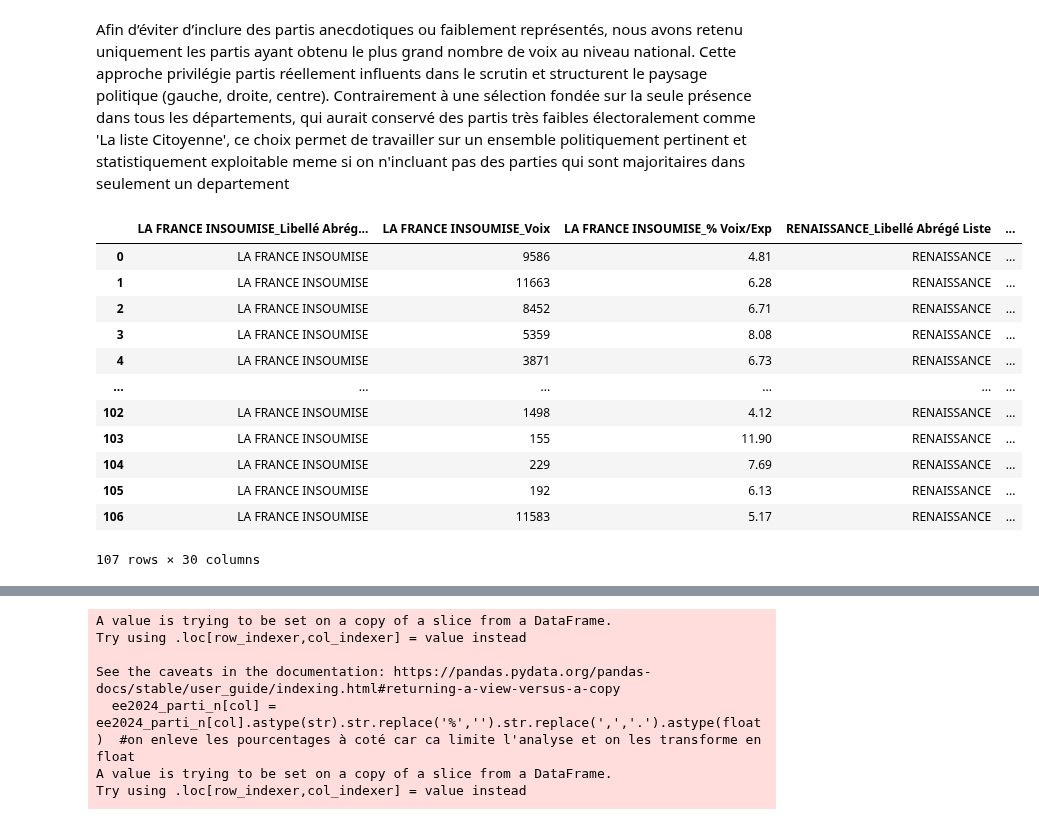
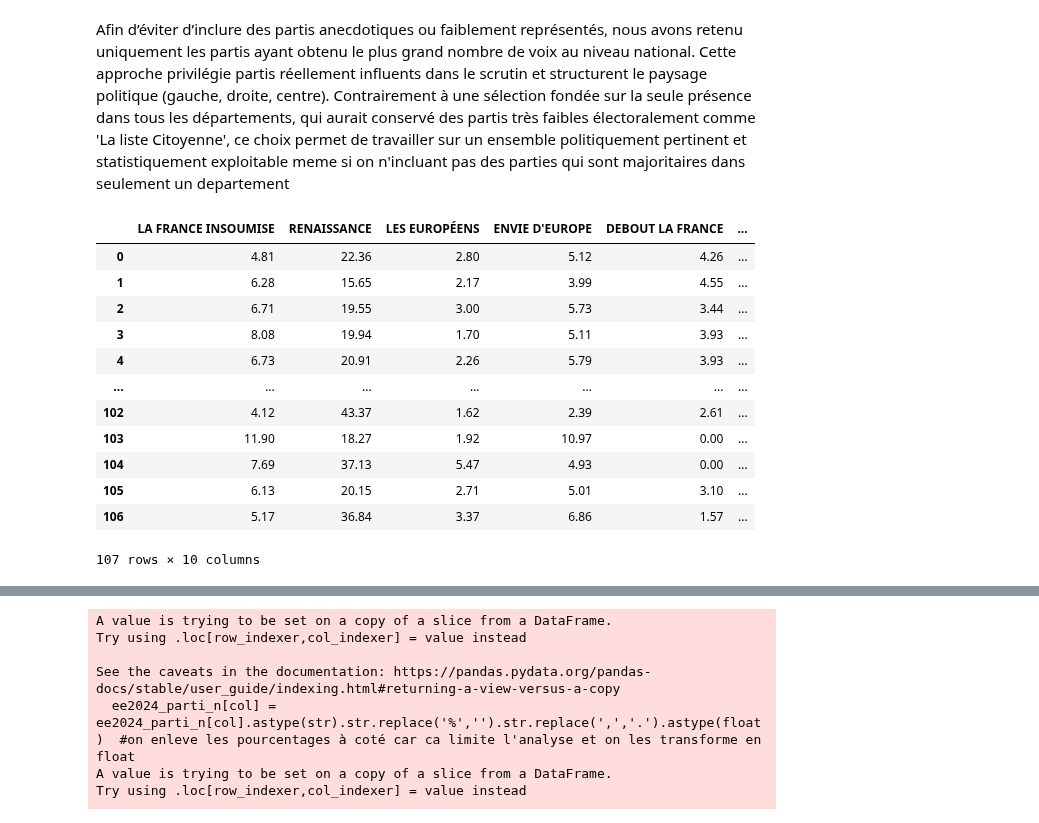
Before and after one commit to zuulaika/Projet-python, a Jupyter notebook: code_principal_z.ipynb, the cells around one changed output, grey strips where cells are left out. Cells and saved outputs as stored; diff of their text form; code cells hidden in the pictures.

Commit message:
analyse uni/multivariée tableau election19

```diff
--- a/code_principal_z.ipynb
+++ b/code_principal_z.ipynb
@@ -121,7 +121,7 @@ Index(['N°Liste', 'Libellé Abrégé Liste', 'Libellé Etendu Liste',
 # %%
 #Sachant qu'il ya des colonnes inutiles, on va juste se concentre sur le nom du parti et les infos sur le nbr de voix
 cols_par_parti = 7
-cols_utiles = [1,4,6]
+cols_utiles = [1,6]
 
 # on selectionne les colonnes correspondantes pour chaque partie
 cols_a_garder = []
@@ -149,13 +149,13 @@ ee2019_parti_n.head()
 # %%
 #methode 1 on concerve les pays qui sont le + votés au niveaux national
 # %%
-cols_par_bloc=3
+cols_par_bloc=2
 somme_voix_exp = []
 
 for i in range(0, ee2019_parti_n.shape[1], cols_par_bloc):
     bloc = ee2019_parti_n.iloc[:, i:i+cols_par_bloc]
     nom_parti = bloc.iloc[0,0]
-    total_parti = bloc.iloc[:, -1].sum()  # somme des %voix/exp pour un parti sur tous les departements
+    total_parti = bloc.iloc[:, 1].sum()  # somme des %voix/exp pour un parti sur tous les departements
     somme_voix_exp.append((nom_parti, total_parti))
 
 df_somme = pd.DataFrame(somme_voix_exp, columns=['Parti','total%'])
@@ -187,8 +187,7 @@ for i in range(0, ee2019_parti_n.shape[1], cols_par_bloc):
     dfi = pd.DataFrame({
         "Dep": ee2019_parti_n.index +1 ,
         "Parti": bloc.iloc[:,0],
-        "Voix": bloc.iloc[:,1],
-        "V/Exp": bloc.iloc[:,2]
+        "V/Exp": bloc.iloc[:,1]
     })
     df.append(dfi)
 
@@ -230,30 +229,33 @@ ee2019_p_d=ee2019_parti_n.iloc[:, cols_a_garder_final]
 # %%
 #on va mettre les noms des parties dans les colonnes
 nouv_cols = []
+nouveaux_noms = []
 
 for i in range(0, ee2019_p_d.shape[1], cols_par_bloc):
     bloc = ee2019_p_d.iloc[:, i:i+cols_par_bloc]
     nom_parti = bloc.iloc[0, 0]
-    colonnes = bloc.columns
-    nouv_cols.extend([f"{nom_parti}_{col}" for col in colonnes])
+    idx_col = i + 1
+    nouv_cols .append(idx_col)
+    nouveaux_noms.append(nom_parti)
 
 # appliquer les nouveaux noms au dataframe entier
-ee2019_p_d.columns = nouv_cols
+ee2019_p_d= ee2019_p_d.iloc[:, nouv_cols]
+ee2019_p_d.columns = nouveaux_noms
 ee2019_p_d
 # %% [output]
-|  | LA FRANCE INSOUMISE_Libellé Abrég... | LA FRANCE INSOUMISE_Voix | LA FRANCE INSOUMISE_% Voix/Exp | RENAISSANCE_Libellé Abrégé Liste | ... |
-| 0 | LA FRANCE INSOUMISE | 9586 | 4.81 | RENAISSANCE | ... |
-| 1 | LA FRANCE INSOUMISE | 11663 | 6.28 | RENAISSANCE | ... |
-| 2 | LA FRANCE INSOUMISE | 8452 | 6.71 | RENAISSANCE | ... |
-| 3 | LA FRANCE INSOUMISE | 5359 | 8.08 | RENAISSANCE | ... |
-| 4 | LA FRANCE INSOUMISE | 3871 | 6.73 | RENAISSANCE | ... |
-| ... | ... | ... | ... | ... | ... |
-| 102 | LA FRANCE INSOUMISE | 1498 | 4.12 | RENAISSANCE | ... |
-| 103 | LA FRANCE INSOUMISE | 155 | 11.90 | RENAISSANCE | ... |
-| 104 | LA FRANCE INSOUMISE | 229 | 7.69 | RENAISSANCE | ... |
-| 105 | LA FRANCE INSOUMISE | 192 | 6.13 | RENAISSANCE | ... |
-| 106 | LA FRANCE INSOUMISE | 11583 | 5.17 | RENAISSANCE | ... |
+|  | LA FRANCE INSOUMISE | RENAISSANCE | LES EUROPÉENS | ENVIE D'EUROPE | DEBOUT LA FRANCE | ... |
+| 0 | 4.81 | 22.36 | 2.80 | 5.12 | 4.26 | ... |
+| 1 | 6.28 | 15.65 | 2.17 | 3.99 | 4.55 | ... |
+| 2 | 6.71 | 19.55 | 3.00 | 5.73 | 3.44 | ... |
+| 3 | 8.08 | 19.94 | 1.70 | 5.11 | 3.93 | ... |
+| 4 | 6.73 | 20.91 | 2.26 | 5.79 | 3.93 | ... |
+| ... | ... | ... | ... | ... | ... | ... |
+| 102 | 4.12 | 43.37 | 1.62 | 2.39 | 2.61 | ... |
+| 103 | 11.90 | 18.27 | 1.92 | 10.97 | 0.00 | ... |
+| 104 | 7.69 | 37.13 | 5.47 | 4.93 | 0.00 | ... |
+| 105 | 6.13 | 20.15 | 2.71 | 5.01 | 3.10 | ... |
+| 106 | 5.17 | 36.84 | 3.37 | 6.86 | 1.57 | ... |
-107 rows × 30 columns
+107 rows × 10 columns
 # %%
 #le tableau final sur lequel on va travailler
 ee19=pd.concat ([ ee2019_info ,ee2019_p_d], axis=1)
```
Also changed, not shown: parts of 12 cells of this notebook.
